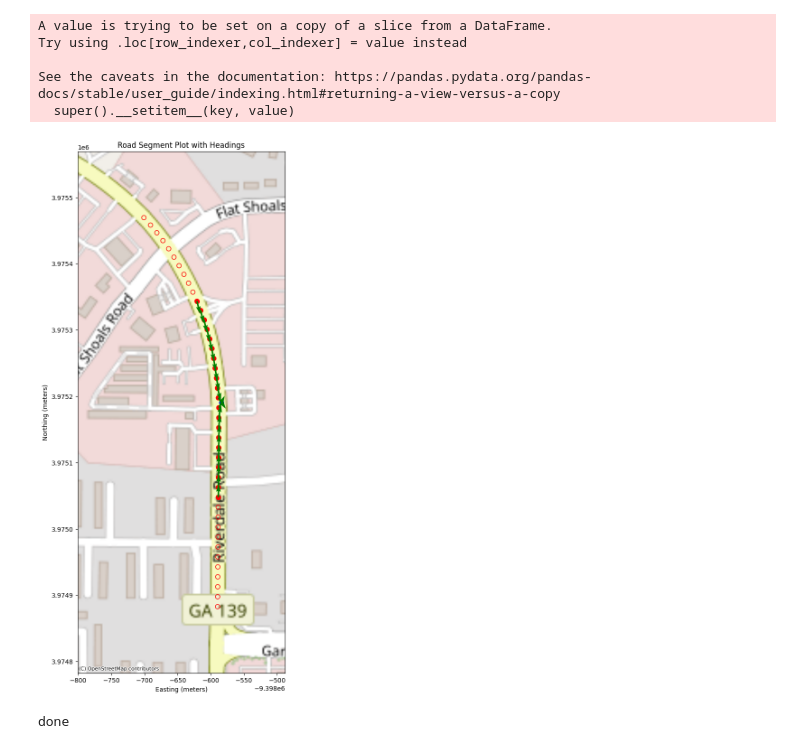
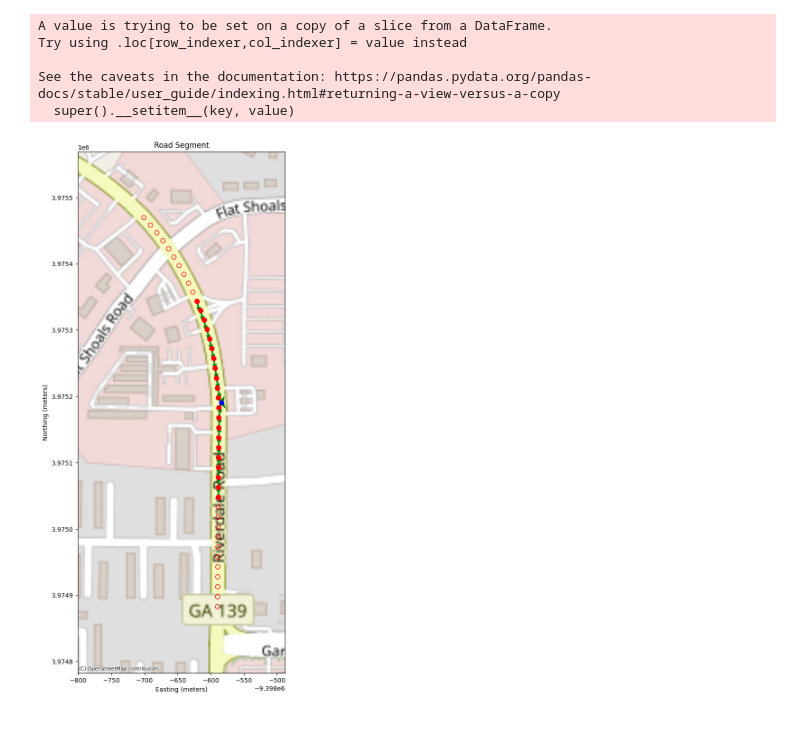
Before and after one commit to GT-CURA/bus-stop-assess, a Jupyter notebook: plot.ipynb, the cells around one changed output. Saved outputs shown, nothing was run; the diff lists cells and outputs as text; code cells hidden in the pictures.

```diff
--- a/plot.ipynb
+++ b/plot.ipynb
@@ -105,6 +105,7 @@ def get_points(poi: POI, points_before = 0, points_after = 0, interval=15):
     selected_pts["heading"] = _calc_headings(selected_pts, original_pt)
 
     # Convert everything
+    nearest_rd_all.to_crs("EPSG:3857")
     return nearest_rd_all, points, original_pt, selected_pts
 # %%
 import matplotlib.pyplot as plt
@@ -114,46 +115,43 @@ import contextily as ctx
 test_pt = POI(lon=-84.428916, lat=33.5998)
 test_pt1 = POI(lon=-84.669803, lat=33.517396999999995)
 
-road, points, original_pt, selected_pts = get_points(test_pt, 10, 10)
+road, points, original_pt, selected_pts = get_points(test_pt, 2, 1)
 
 # Set up plot, expand borders
 fig, ax = plt.subplots(figsize=(15, 15))
 ax.set_aspect('equal')
 minx, miny, maxx, maxy = points.total_bounds
 ax.set_xlim(minx - 100, maxx + 100)
 ax.set_ylim(miny - 100, maxy + 100)
 
 # Plot elements
 road.plot(ax=ax, color="blue", linewidth=2)
-points.plot(ax=ax, marker="o", markersize=50, facecolors='none', edgecolors='r')
-original_pt.plot(ax=ax, color="blue", marker="o", markersize=50)
-selected_pts.plot(ax=ax, color="red", marker="o", markersize=50)
 
 for i, row in selected_pts.iterrows():
     # Calculate dx and dy for each individual point based on its heading
     angle = np.radians(row["heading"])  # Convert heading to radians if it's in degrees
     arrow_length = 20  # Customize this as needed
     dx = arrow_length * np.cos(angle)
     dy = arrow_length * np.sin(angle)
 
     # Plot each arrow individually
     ax.quiver(row["geometry"].x, row["geometry"].y, dx, dy, angles='xy', scale_units='xy', scale=1, color="green")
 
+points.plot(ax=ax, marker="o", markersize=50, facecolors='none', edgecolors='r')
+original_pt.plot(ax=ax, color="blue", marker="o", markersize=50)
+selected_pts.plot(ax=ax, color="red", marker="o", markersize=50)
+
 
 # Basemap and other plot details
 ctx.add_basemap(ax, source=ctx.providers.OpenStreetMap.Mapnik, zoom=16)
-ax.set_title("Road Segment Plot with Headings")
+ax.set_title("Road Segment")
 ax.set_xlabel("Easting (meters)")
 ax.set_ylabel("Northing (meters)")
 plt.show()
-
-closest_pts = selected_pts.to_crs("EPSG:4326")
-print("done")
 # %% [output]
 A value is trying to be set on a copy of a slice from a DataFrame.
 Try using .loc[row_indexer,col_indexer] = value instead
 
 See the caveats in the documentation: https://pandas.pydata.org/pandas-docs/stable/user_guide/indexing.html#returning-a-view-versus-a-copy
   super().__setitem__(key, value)
-[figure, old version]
+[figure, new version]
-done
```
Also changed, not shown: 1 other file.
